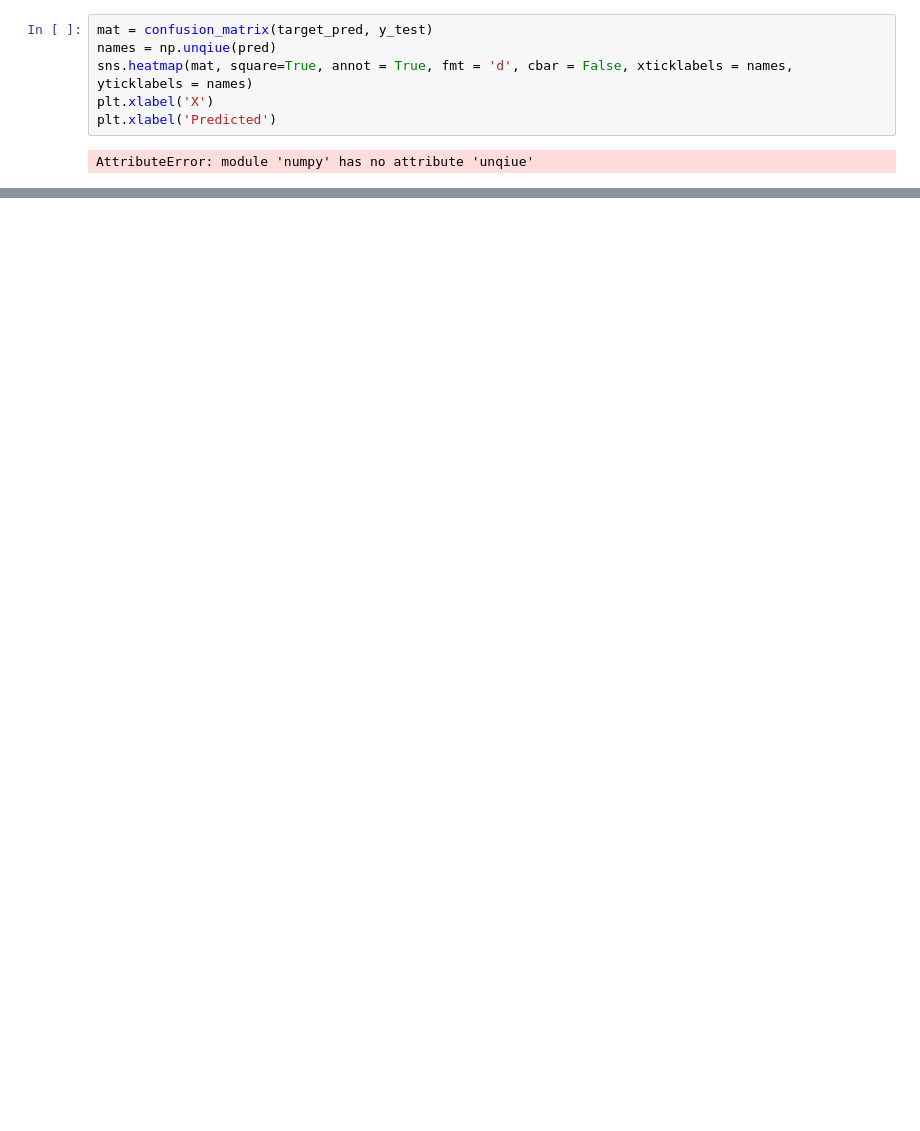
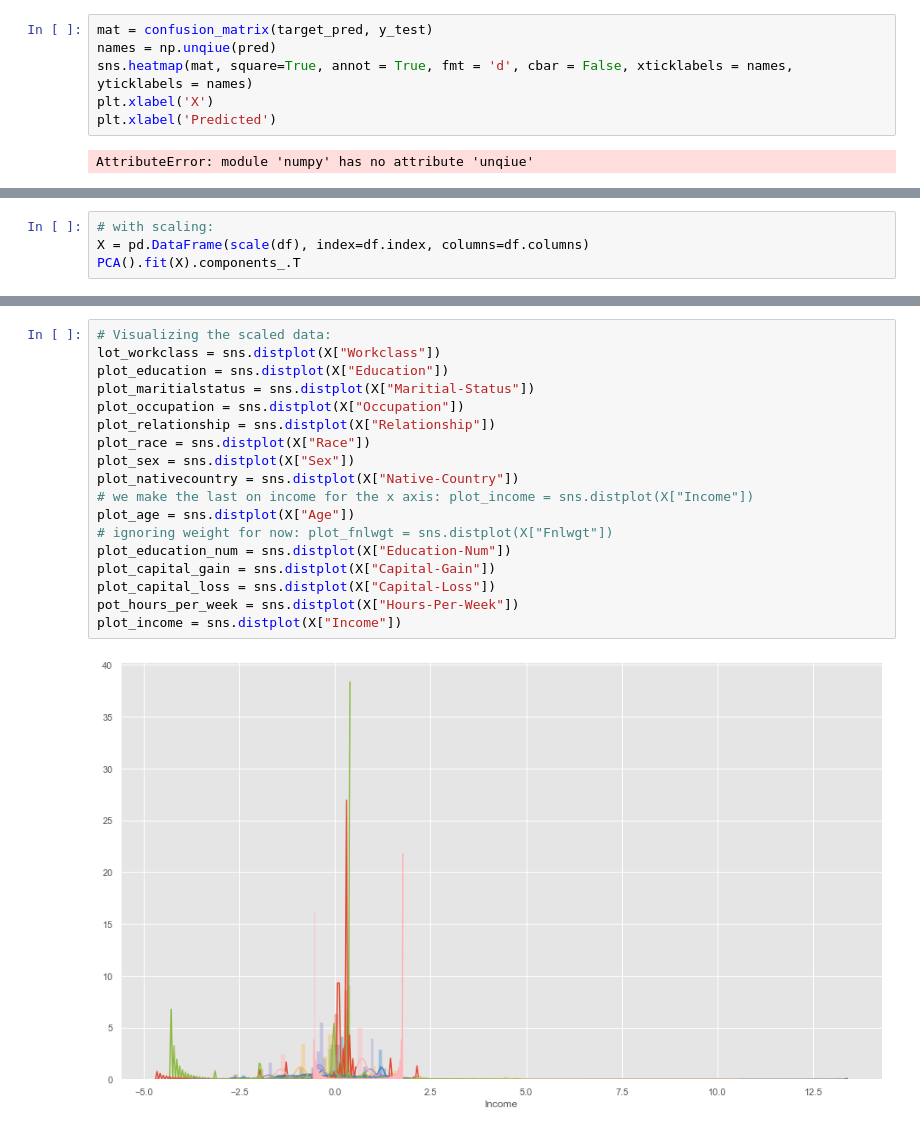
Before and after one commit to Aaronportal465/HowToGetRich, a Jupyter notebook: Project Take 1.ipynb, the cells around one changed output, grey strips where cells are left out. Cells and saved outputs as stored; diff of their text form; blank space fills up the shorter version.

```diff
--- a/Project Take 1.ipynb
+++ b/Project Take 1.ipynb
@@ -326,0 +435,4 @@ AttributeError: module 'numpy' has no attribute 'unqiue'
+# %%
+# with scaling:
+X = pd.DataFrame(scale(df), index=df.index, columns=df.columns)
+PCA().fit(X).components_.T
@@ -326,0 +528,20 @@ AttributeError: module 'numpy' has no attribute 'unqiue'
+# %%
+# Visualizing the scaled data:
+lot_workclass = sns.distplot(X["Workclass"])
+plot_education = sns.distplot(X["Education"])
+plot_maritialstatus = sns.distplot(X["Maritial-Status"])
+plot_occupation = sns.distplot(X["Occupation"])
+plot_relationship = sns.distplot(X["Relationship"])
+plot_race = sns.distplot(X["Race"])
+plot_sex = sns.distplot(X["Sex"])
+plot_nativecountry = sns.distplot(X["Native-Country"])
+# we make the last on income for the x axis: plot_income = sns.distplot(X["Income"])
+plot_age = sns.distplot(X["Age"])
+# ignoring weight for now: plot_fnlwgt = sns.distplot(X["Fnlwgt"])
+plot_education_num = sns.distplot(X["Education-Num"])
+plot_capital_gain = sns.distplot(X["Capital-Gain"])
+plot_capital_loss = sns.distplot(X["Capital-Loss"])
+pot_hours_per_week = sns.distplot(X["Hours-Per-Week"])
+plot_income = sns.distplot(X["Income"])
+# %% [output]
+[figure, added]
```
Also changed, not shown: parts of 21 cells of this notebook.
